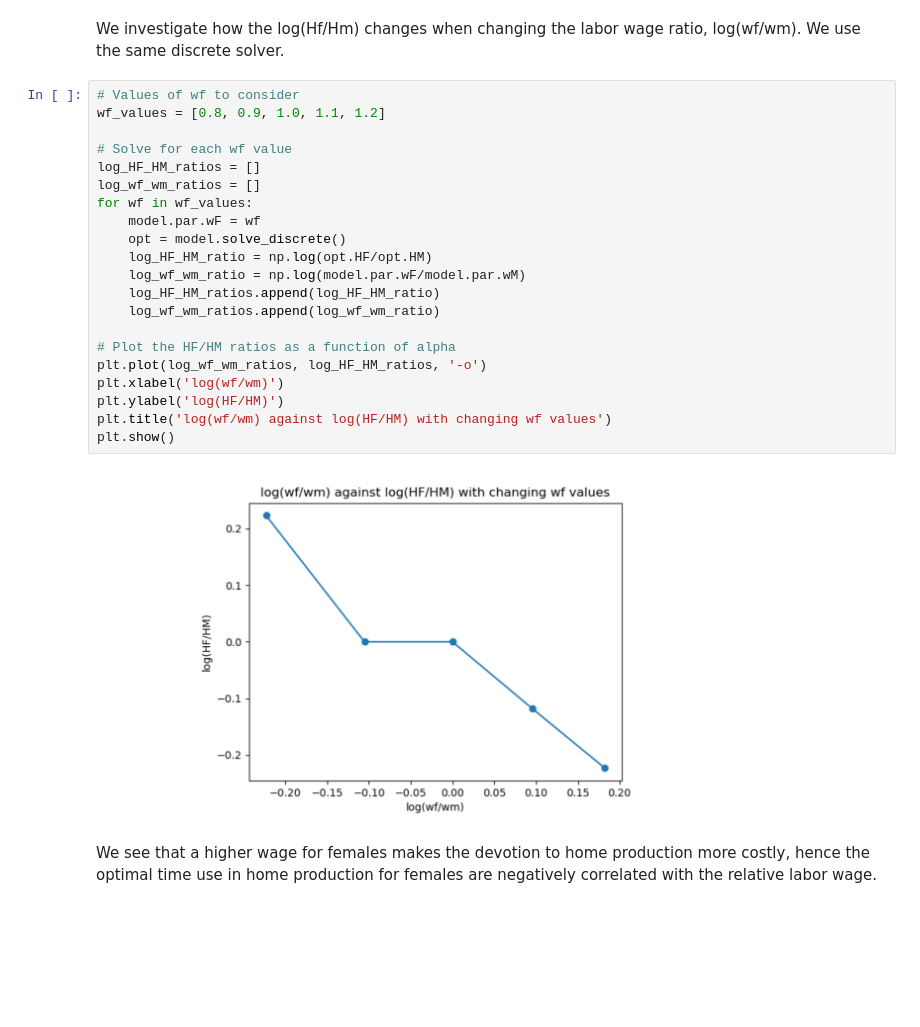
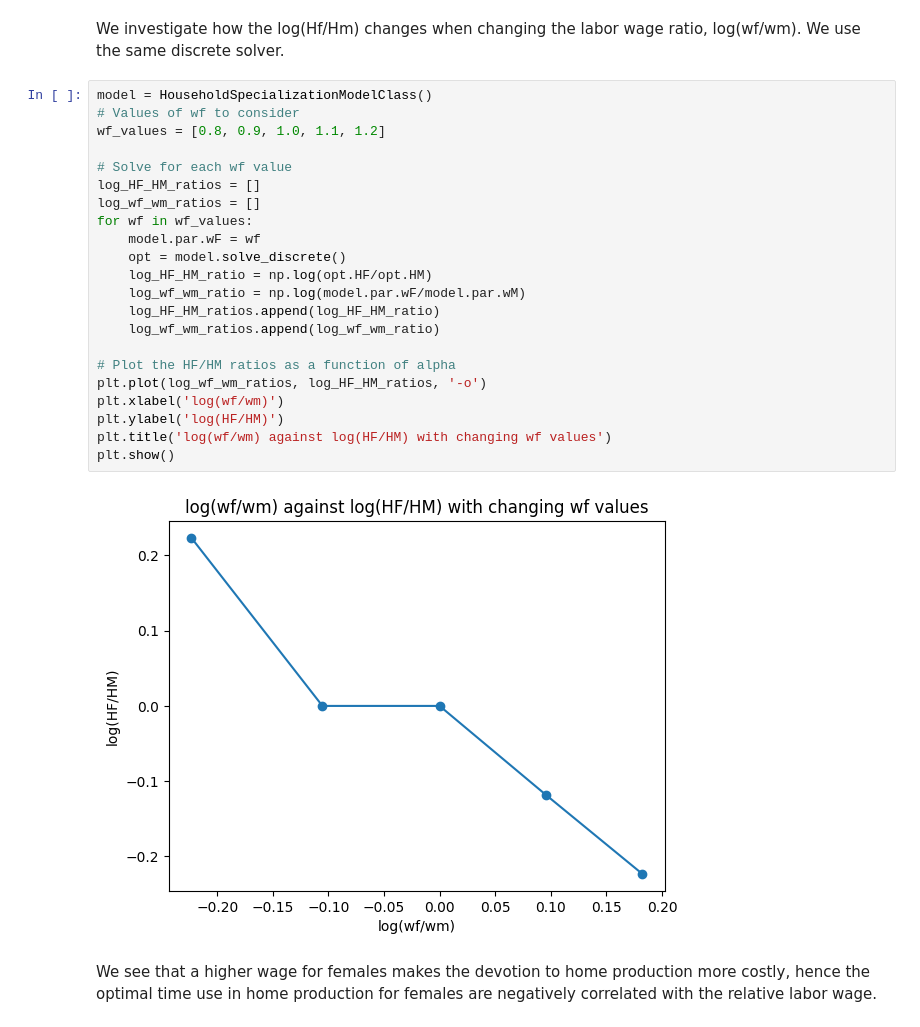
Before and after one commit to NumEconCopenhagen/projects-2023-lukas-august, a Jupyter notebook: inauguralproject/inauguralproject.ipynb, the cells around one changed output. Saved outputs shown, nothing was run; the diff lists cells and outputs as text; blank space fills up the shorter version.

```diff
--- a/inauguralproject/inauguralproject.ipynb
+++ b/inauguralproject/inauguralproject.ipynb
@@ -62,28 +64,29 @@ With productivity, alpha=0.5, males and females will work the same number of hou
 # %% [markdown]
 We investigate how the log(Hf/Hm) changes when changing the labor wage ratio, log(wf/wm). We use the same discrete solver.
 # %%
+model = HouseholdSpecializationModelClass()
 # Values of wf to consider
 wf_values = [0.8, 0.9, 1.0, 1.1, 1.2]
 
 # Solve for each wf value
 log_HF_HM_ratios = []
 log_wf_wm_ratios = []
 for wf in wf_values:
     model.par.wF = wf
     opt = model.solve_discrete()
     log_HF_HM_ratio = np.log(opt.HF/opt.HM)
     log_wf_wm_ratio = np.log(model.par.wF/model.par.wM)
     log_HF_HM_ratios.append(log_HF_HM_ratio)
     log_wf_wm_ratios.append(log_wf_wm_ratio)
 
 # Plot the HF/HM ratios as a function of alpha
 plt.plot(log_wf_wm_ratios, log_HF_HM_ratios, '-o')
 plt.xlabel('log(wf/wm)')
 plt.ylabel('log(HF/HM)')
 plt.title('log(wf/wm) against log(HF/HM) with changing wf values')
 plt.show()
+# %% [output]
+[figure, added]
-# %% [markdown]
-![image.png](attachment:image-2.png)
 # %% [markdown]
 We see that a higher wage for females makes the devotion to home production more costly, hence the optimal time use in home production for females are negatively correlated with the relative labor wage.
 # %% [markdown]
```
Also changed, not shown: parts of 6 cells of this notebook.
